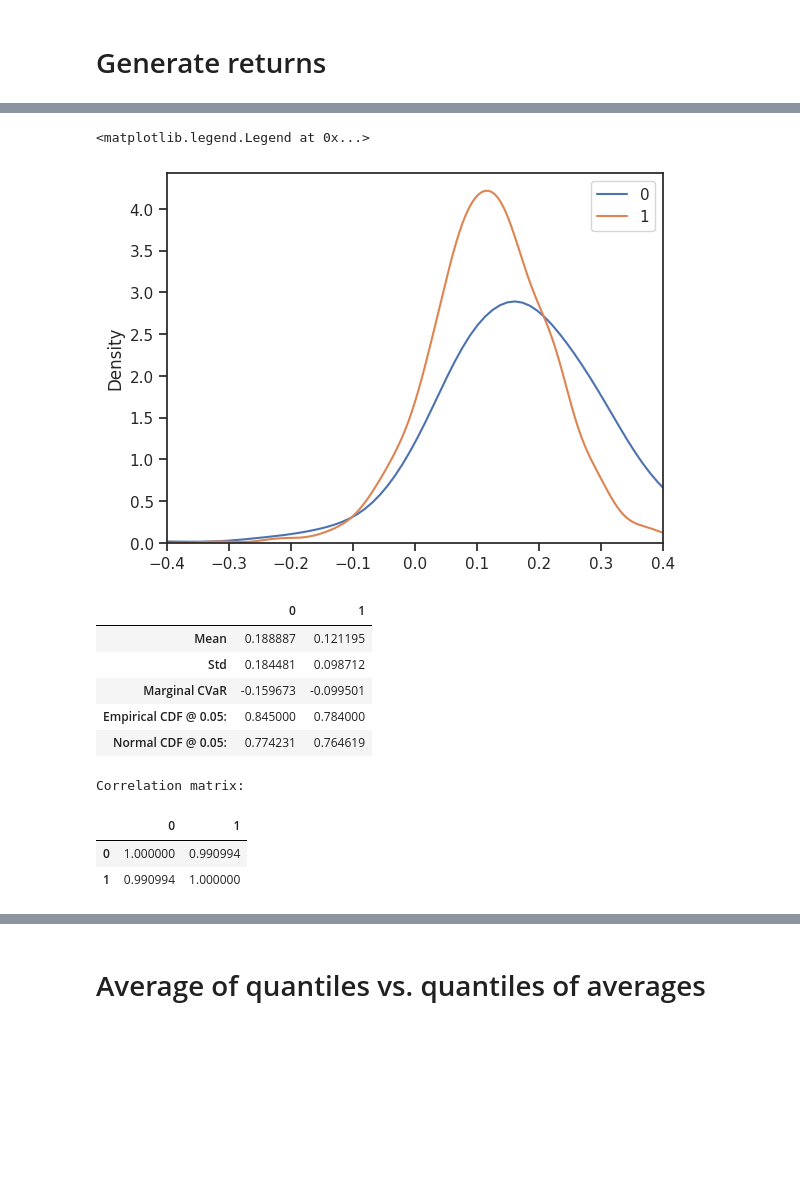
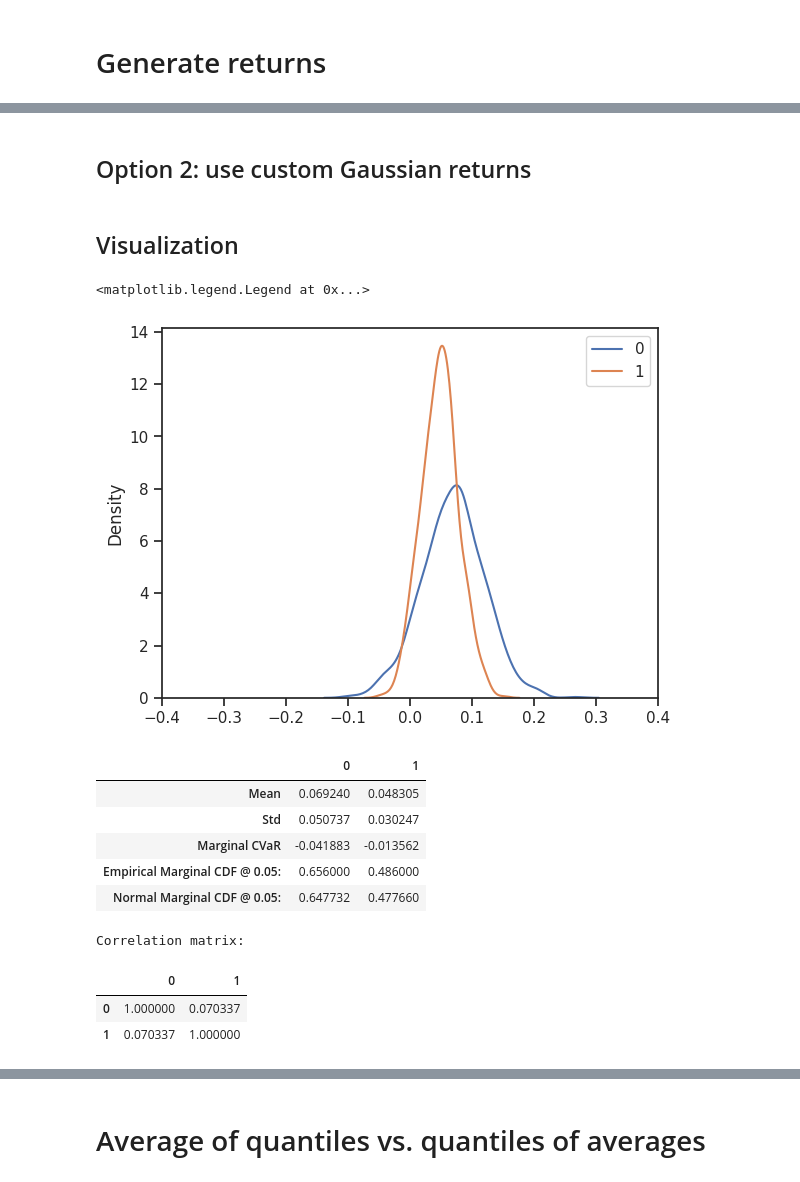
Before and after one commit to starovoitovs/defi, a Jupyter notebook: generator_cvar_soc.ipynb, the cells around one changed output, grey strips where cells are left out. Saved outputs shown, nothing was run; the diff lists cells and outputs as text; code cells hidden in the pictures; blank space fills up the shorter version.

```diff
--- a/generator_cvar_soc.ipynb
+++ b/generator_cvar_soc.ipynb
@@ -104,6 +111,14 @@ end_pools, Rx_t, Ry_t, v_t, event_type_t, event_direction_t = pools.simulate(kap
 # %%
 x_T = np.array([pool.burn_and_swap(l) for pool in end_pools])
 log_ret = np.log(x_T)
+# %% [markdown]
+## Option 2: use custom Gaussian returns
+# %%
+# try normal returns instead
+np.random.seed(seed)
+log_ret = np.array((0.07, 0.05)) + np.random.standard_normal((1000, 2)) * np.array((0.05, 0.03))[None, :]
+# %% [markdown]
+## Visualization
 # %%
 # 1d marginals on top of each other
 
@@ -114,33 +129,31 @@ plt.xlim((-0.4, 0.4))
 plt.legend()
 # %% [output]
 <matplotlib.legend.Legend at 0x...>
-[figure, old version]
+[figure, new version]
 # %%
-df = pd.DataFrame(log_ret)
-
 mean = log_ret.mean(axis=0)
 std = log_ret.std(axis=0)
 var = np.quantile(log_ret, alpha, axis=0)
 cvar = np.sum(log_ret * (log_ret <= var[None, :]), axis=0) / np.sum(log_ret <= var[None, :], axis=0) / (1 - alpha)
 emp_cdf = np.mean(log_ret >= zeta, axis=0)
 normal_cdf = np.array([1 - norm.cdf(0.05, loc=np.mean(log_ret[:, i]), scale=np.std(log_ret[:, i])) for i in range(N_pools)])
-df = pd.DataFrame([mean, std, cvar, emp_cdf, normal_cdf], index=['Mean', 'Std', 'Marginal CVaR', f"Empirical CDF @ {zeta}:", f"Normal CDF @ {zeta}:"])
+df = pd.DataFrame([mean, std, cvar, emp_cdf, normal_cdf], index=['Mean', 'Std', 'Marginal CVaR', f"Empirical Marginal CDF @ {zeta}:", f"Normal Marginal CDF @ {zeta}:"])
 display(df.style.background_gradient(cmap='coolwarm', axis=1))
 
 print(f"Correlation matrix:")
-corr = df.corr()
+corr = pd.DataFrame(np.corrcoef(log_ret.T))
 display(corr.style.background_gradient(cmap='coolwarm', axis=None))
 # %% [output]
 |  | 0 | 1 |
-| Mean | 0.188887 | 0.121195 |
-| Std | 0.184481 | 0.098712 |
-| Marginal CVaR | -0.159673 | -0.099501 |
-| Empirical CDF @ 0.05: | 0.845000 | 0.784000 |
-| Normal CDF @ 0.05: | 0.774231 | 0.764619 |
+| Mean | 0.069240 | 0.048305 |
+| Std | 0.050737 | 0.030247 |
+| Marginal CVaR | -0.041883 | -0.013562 |
+| Empirical Marginal CDF @ 0.05: | 0.656000 | 0.486000 |
+| Normal Marginal CDF @ 0.05: | 0.647732 | 0.477660 |
 Correlation matrix:
 |  | 0 | 1 |
-| 0 | 1.000000 | 0.990994 |
-| 1 | 0.990994 | 1.000000 |
+| 0 | 1.000000 | 0.070337 |
+| 1 | 0.070337 | 1.000000 |
 # %%
 plot_2d(log_ret)
 # %% [output]
```
Also changed, not shown: parts of 11 cells of this notebook.
